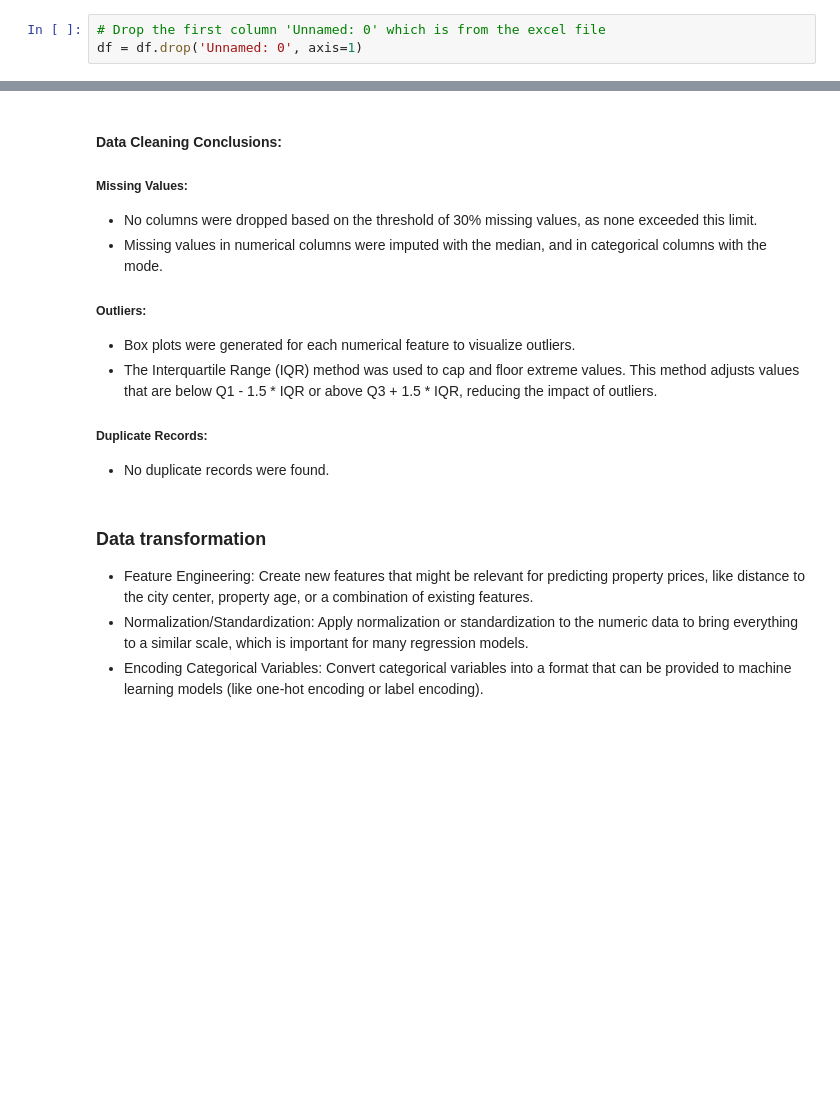
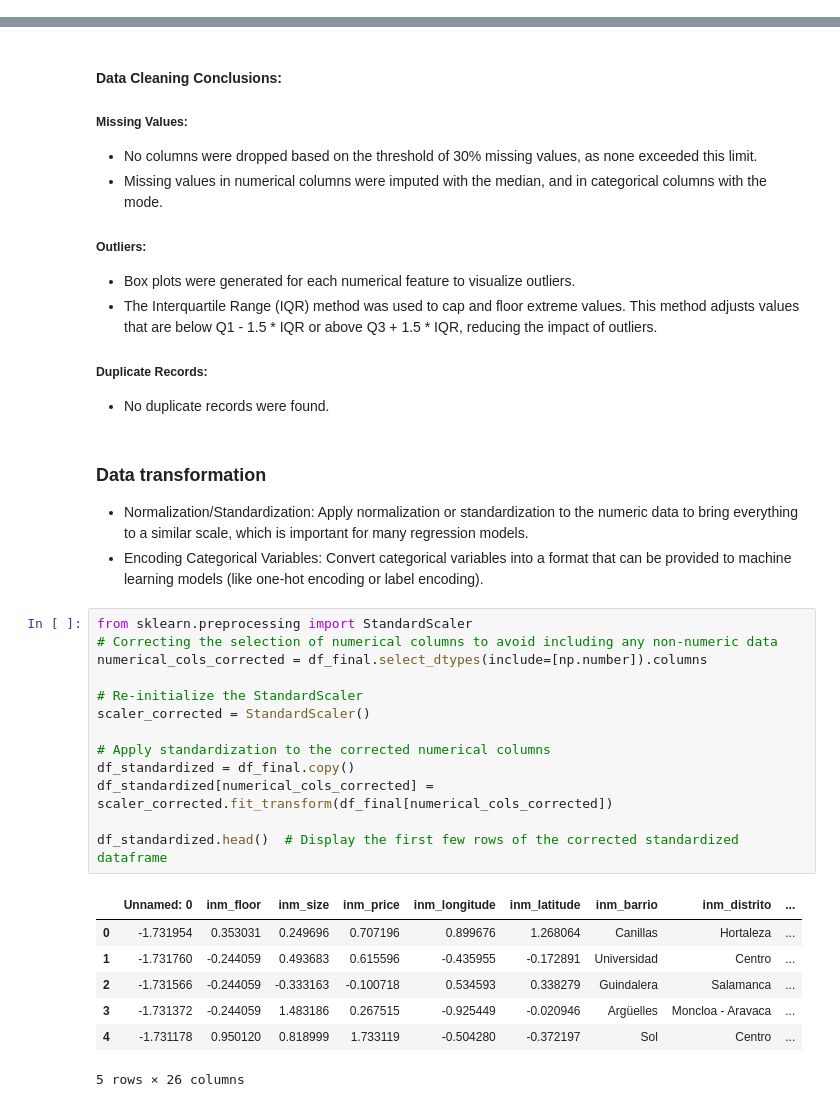
Before and after one commit to gabrieldeolaguibel/ML-Projects, a Jupyter notebook: assignments/practical_session2/practical_session_2_GabrieldeOlaguibel.ipynb, the cells around one changed output, grey strips where cells are left out. Cells and saved outputs as stored; diff of their text form; blank space fills up the shorter version.

```diff
--- a/assignments/practical_session2/practical_session_2_GabrieldeOlaguibel.ipynb
+++ b/assignments/practical_session2/practical_session_2_GabrieldeOlaguibel.ipynb
@@ -83,7 +83,4 @@ Given the presence of non-null values in critical features like inm_price, inm_s
 - Missing Values: Identify and handle missing values. Options include imputing missing values, removing rows or columns with too many missing values, or using algorithms that can handle missing data.
 - Outliers: Detect and manage outliers, as they can skew the results of a regression analysis. Techniques include using IQR (Interquartile Range) or Z-scores.
 - Duplicate Records: Check for and remove any duplicate entries to prevent biased results.
-# %%
-# Drop the first column 'Unnamed: 0' which is from the excel file
-df = df.drop('Unnamed: 0', axis=1)
 # %%
@@ -172,6 +173,26 @@ num_rows_cleaned, num_cols_cleaned, num_dropped_columns, num_dropped_rows, missi
 - No duplicate records were found.
 # %% [markdown]
 ### Data transformation
-- Feature Engineering: Create new features that might be relevant for predicting property prices, like distance to the city center, property age, or a combination of existing features.
 - Normalization/Standardization: Apply normalization or standardization to the numeric data to bring everything to a similar scale, which is important for many regression models.
 - Encoding Categorical Variables: Convert categorical variables into a format that can be provided to machine learning models (like one-hot encoding or label encoding).
+# %%
+from sklearn.preprocessing import StandardScaler
+# Correcting the selection of numerical columns to avoid including any non-numeric data
+numerical_cols_corrected = df_final.select_dtypes(include=[np.number]).columns
+
+# Re-initialize the StandardScaler
+scaler_corrected = StandardScaler()
+
+# Apply standardization to the corrected numerical columns
+df_standardized = df_final.copy()
+df_standardized[numerical_cols_corrected] = scaler_corrected.fit_transform(df_final[numerical_cols_corrected])
+
+df_standardized.head()  # Display the first few rows of the corrected standardized dataframe
+# %% [output]
+|  | Unnamed: 0 | inm_floor | inm_size | inm_price | inm_longitude | inm_latitude | inm_barrio | inm_distrito | ... |
+| 0 | -1.731954 | 0.353031 | 0.249696 | 0.707196 | 0.899676 | 1.268064 | Canillas | Hortaleza | ... |
+| 1 | -1.731760 | -0.244059 | 0.493683 | 0.615596 | -0.435955 | -0.172891 | Universidad | Centro | ... |
+| 2 | -1.731566 | -0.244059 | -0.333163 | -0.100718 | 0.534593 | 0.338279 | Guindalera | Salamanca | ... |
+| 3 | -1.731372 | -0.244059 | 1.483186 | 0.267515 | -0.925449 | -0.020946 | Argüelles | Moncloa - Aravaca | ... |
+| 4 | -1.731178 | 0.950120 | 0.818999 | 1.733119 | -0.504280 | -0.372197 | Sol | Centro | ... |
+5 rows × 26 columns
```
Also changed, not shown: parts of 26 cells of this notebook.
